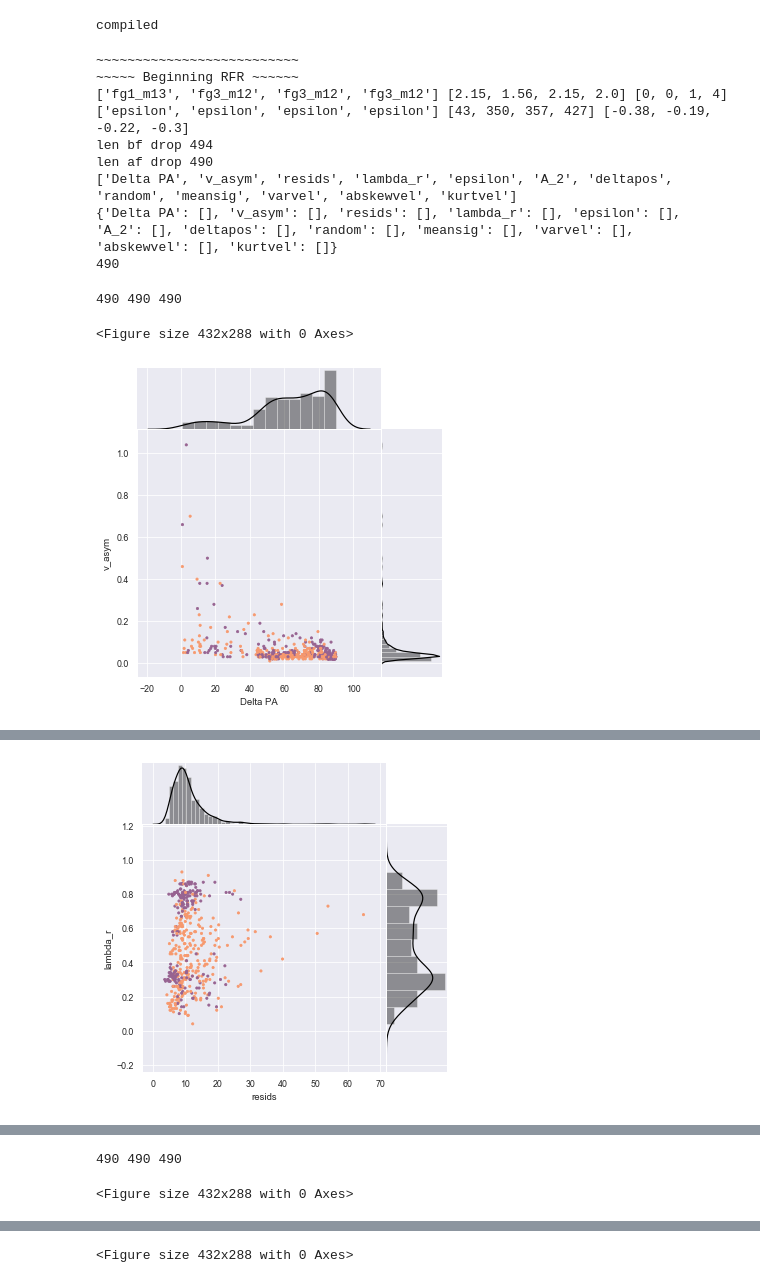
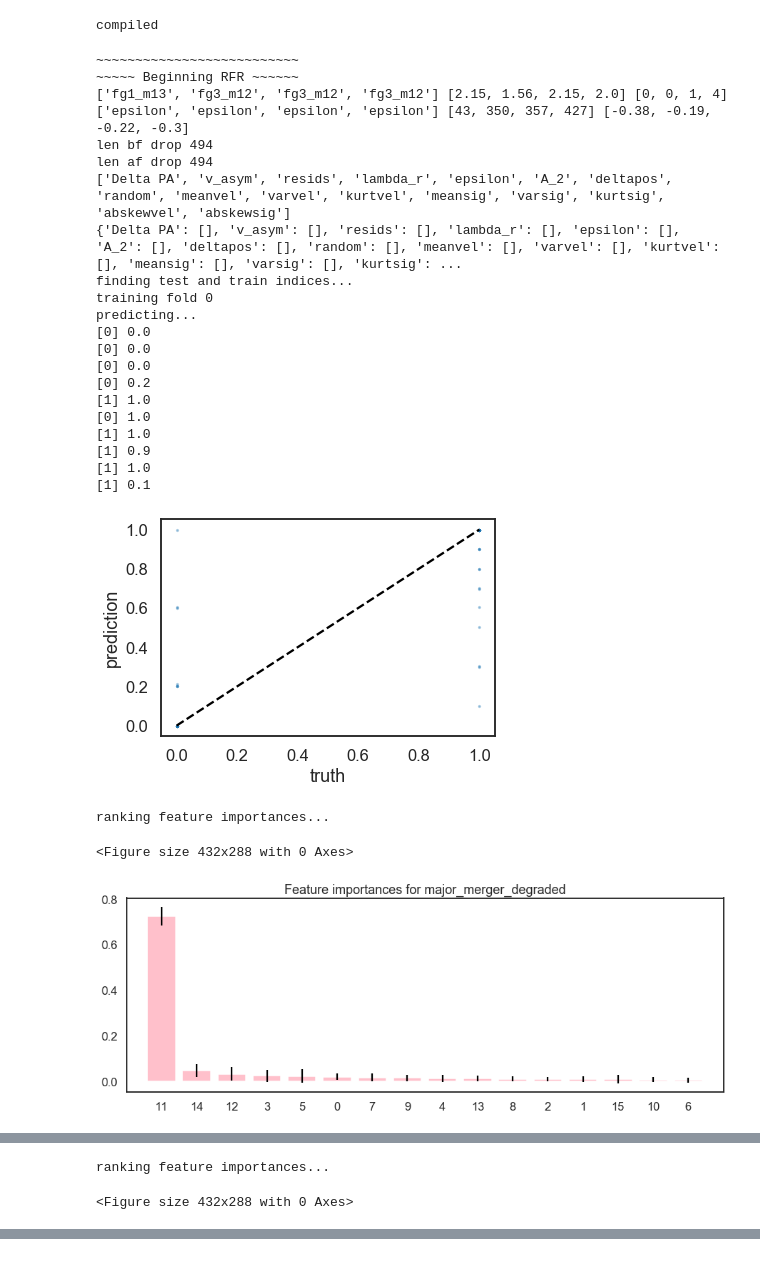
Before and after one commit to beckynevin/Combine_Imaging_and_Kinematics, a Jupyter notebook: Combine_tables_run_LDA.ipynb, the cells around one changed output, grey strips where cells are left out. Saved outputs shown, nothing was run; the diff lists cells and outputs as text; code cells hidden in the pictures.

```diff
--- a/Combine_tables_run_LDA.ipynb
+++ b/Combine_tables_run_LDA.ipynb
@@ -1667,6 +1691,7 @@ print('compiled')
 compiled
 # %%
 unimportant = []
+classification = []
 for i in range(len(list_runs)):
     prior = prior_list[i]
     #i = i+4
@@ -1795,18 +1820,19 @@ for i in range(len(list_runs)):
                             'meansig','varsig','kurtsig','abskewvel','abskewsig','random']'''
 
     features_list = ['Delta PA','v_asym', 'resids','lambda_r', 'epsilon','A_2',
-                           'deltapos','random', 'meansig', 'varvel', 'abskewvel', 'kurtvel']
+                           'deltapos','random', 'meanvel','varvel','kurtvel',
+                            'meansig','varsig','kurtsig','abskewvel','abskewsig',]
     # The first step is actually do go ahead and clean the data
 
     #modify_values()
 
-    df_cleaned, run_outlier, myr_outlier, view_outlier, reason_outlier, row_outlier, value_outlier = clean_data(df_merg, 'yes')
+    df_cleaned, run_outlier, myr_outlier, view_outlier, reason_outlier, row_outlier, value_outlier = clean_data(df_merg, 'no')
 
     #print('what is going on', df_cleaned.to_string())
 
     #run_correlation_analysis(df_merg, features_list)
 
-    myr, myr_non, color, color_non, color_all, color_all_non = run_diagnostic_plotting(df_cleaned, features_list, 'yes', 'cut')
+    myr, myr_non, color, color_non, color_all, color_all_non = run_diagnostic_plotting(df_cleaned, features_list, 'no', 'cut')
 
 
     terms_RFR, reject_terms_RFR = run_RFR(df_cleaned, features_list)
@@ -1823,10 +1849,15 @@ for i in range(len(list_runs)):
 
     print('these are the terms you can use', terms_RFR)
     #return std_mean, std_std, selected_features, list_coef[new_min_index], list_inter[new_min_index]
+
+    # first find all possible terms
+    if i ==0:
+        all_inputs = all_terms(features_list)
+        print('all_inputs', all_inputs)
     out_nonlin = run_LDA_nonlinear(df_cleaned,prior,terms_RFR, myr, myr_non, color, color_non, color_all, color_all_non, 20)
 
-    continue
-    LDA_histogram(df_cleaned, out_nonlin)
+    classification.append(out_nonlin)
+    '''LDA_histogram(df_cleaned, out_nonlin)
 
 
 
@@ -1846,48 +1877,51 @@ for i in range(len(list_runs)):
 
 
 
 
 
 
     #run_LDA_linear(df_cleaned,prior,terms_RFR, myr, myr_non, color, color_non)
 
     df_cleaned, run_outlier, myr_outlier, view_outlier, reason_outlier, row_outlier, value_outlier = clean_data(df_merg, 'no')
 
     #print('what is going on', df_cleaned.to_string())
 
     #run_correlation_analysis(df_merg, features_list)
 
     myr, myr_non, color, color_non = run_diagnostic_plotting(df_cleaned, features_list, 'yes', 'nocut')
 
 
     terms_RFR, reject_terms_RFR = run_RFR(df_cleaned, features_list)
-    '''print(terms_RFR)
-
-
-    print(run_OLS(df_cleaned,terms_RFR))
-
-    print(run_logit(df_cleaned,terms_RFR))
-
-
-
-    print(run_LDA_linear(df_cleaned,prior,terms_RFR, myr, myr_non, color, color_non))'''
     out_nonlin = run_LDA_nonlinear(df_cleaned,prior,terms_RFR, myr, myr_non, color, color_non)
 
 
 
 
     STOP
     if i > 1:
-        STOP
+        STOP'''
 # %% [output]
 ~~~~~~~~~~~~~~~~~~~~~~~~~~
 ~~~~~ Beginning RFR ~~~~~~
 ['fg1_m13', 'fg3_m12', 'fg3_m12', 'fg3_m12'] [2.15, 1.56, 2.15, 2.0] [0, 0, 1, 4] ['epsilon', 'epsilon', 'epsilon', 'epsilon'] [43, 350, 357, 427] [-0.38, -0.19, -0.22, -0.3]
 len bf drop 494
-len af drop 490
-['Delta PA', 'v_asym', 'resids', 'lambda_r', 'epsilon', 'A_2', 'deltapos', 'random', 'meansig', 'varvel', 'abskewvel', 'kurtvel']
-{'Delta PA': [], 'v_asym': [], 'resids': [], 'lambda_r': [], 'epsilon': [], 'A_2': [], 'deltapos': [], 'random': [], 'meansig': [], 'varvel': [], 'abskewvel': [], 'kurtvel': []}
-490
+len af drop 494
+['Delta PA', 'v_asym', 'resids', 'lambda_r', 'epsilon', 'A_2', 'deltapos', 'random', 'meanvel', 'varvel', 'kurtvel', 'meansig', 'varsig', 'kurtsig', 'abskewvel', 'abskewsig']
+{'Delta PA': [], 'v_asym': [], 'resids': [], 'lambda_r': [], 'epsilon': [], 'A_2': [], 'deltapos': [], 'random': [], 'meanvel': [], 'varvel': [], 'kurtvel': [], 'meansig': [], 'varsig': [], 'kurtsig': ...
+finding test and train indices...
+training fold 0
+predicting...
+[0] 0.0
+[0] 0.0
+[0] 0.0
+[0] 0.2
+[1] 1.0
+[0] 1.0
+[1] 1.0
+[1] 0.9
+[1] 1.0
+[1] 0.1
+[figure, new version]
-490 490 490
+ranking feature importances...
 <Figure size 432x288 with 0 Axes>
-[figure, old version]
+[figure, new version]
@@ -1896 +1962,0 @@ len af drop 490
-[figure, old version]
@@ -1897,2 +1964,2 @@ len af drop 490
-490 490 490
+ranking feature importances...
 <Figure size 432x288 with 0 Axes>
@@ -1901 +1967,0 @@ len af drop 490
-<Figure size 432x288 with 0 Axes>
```
Also changed, not shown: parts of 5 cells of this notebook.
